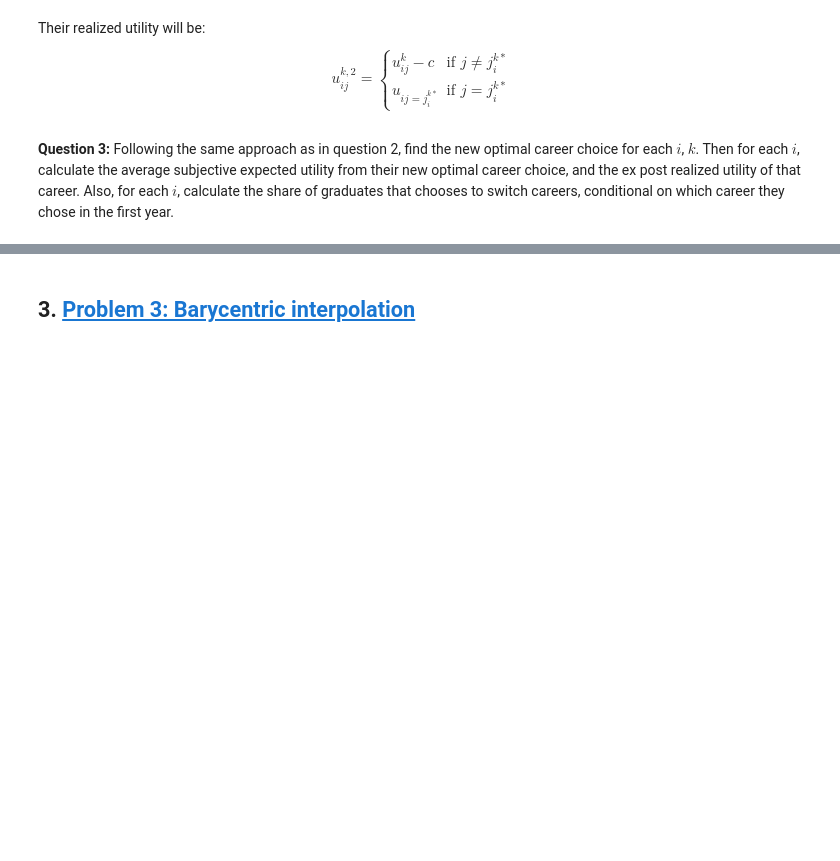
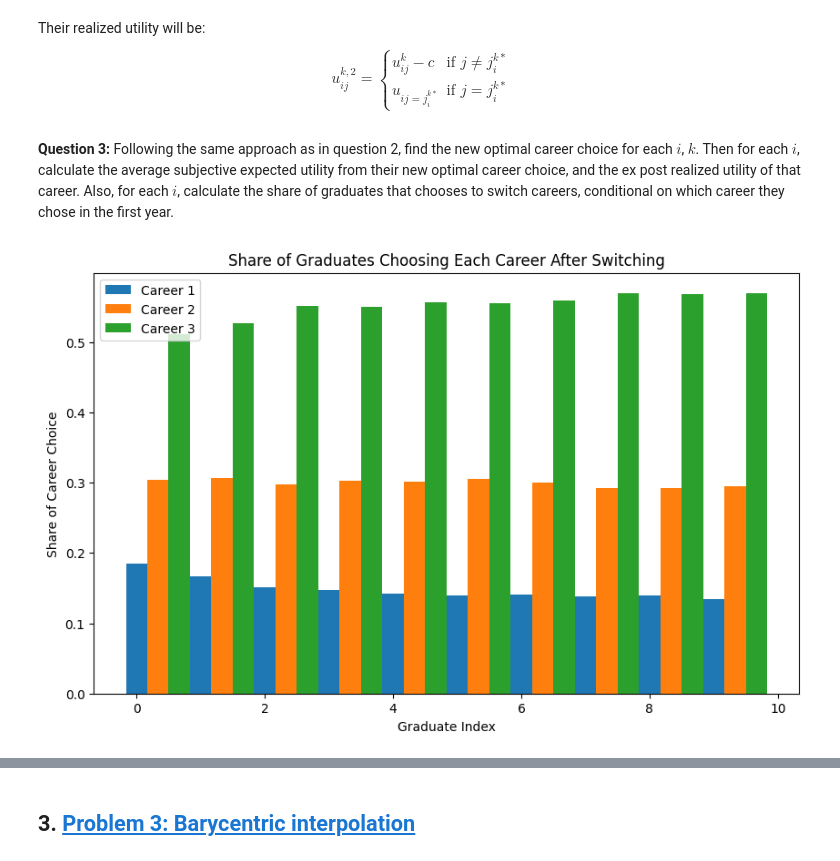
Before and after one commit to NumEconCopenhagen/projects-2024-tbm527, a Jupyter notebook: examproject/exam_2024.ipynb, the cells around one changed output, grey strips where cells are left out. Cells and saved outputs as stored; diff of their text form; code cells hidden in the pictures; blank space fills up the shorter version.

```diff
--- a/examproject/exam_2024.ipynb
+++ b/examproject/exam_2024.ipynb
@@ -234,0 +303,80 @@ $$
+# %%
+# I create arrays to store results for the second year
+new_chosen_careers = np.zeros((par.N, par.K), dtype=int)
+new_prior_expected_utilities = np.zeros((par.N, par.K))
+new_realized_utilities = np.zeros((par.N, par.K))
+switch_decision = np.zeros((par.N, par.K), dtype=int)
+
+# I simulate K times
+for k in range(par.K):
+    for i in range(par.N):
+        Fi = par.F[i]
+        priors = np.zeros(par.J)
+        for j in range(par.J):
+            friends_noise = np.random.normal(0, par.sigma, Fi)
+            priors[j] = par.v[j] + np.mean(friends_noise)
+        own_noise = np.random.normal(0, par.sigma, par.J)
+        expected_utilities_with_own_noise = priors + own_noise
+        chosen_career = np.argmax(expected_utilities_with_own_noise)
+
+        chosen_careers[i, k] = chosen_career
+        prior_expected_utilities[i, k] = priors[chosen_career]
+        realized_utilities[i, k] = par.v[chosen_career] + own_noise[chosen_career]
+
+        # Evaluate switching options
+        new_priors = np.copy(priors)
+        for j in range(par.J):
+            if j != chosen_career:
+                new_priors[j] -= par.c
+
+        new_own_noise = np.random.normal(0, par.sigma, par.J)
+        new_expected_utilities_with_own_noise = new_priors + new_own_noise
+        new_chosen_career = np.argmax(new_expected_utilities_with_own_noise)
+
+        new_chosen_careers[i, k] = new_chosen_career
+        new_prior_expected_utilities[i, k] = new_priors[new_chosen_career]
+        new_realized_utilities[i, k] = (par.v[new_chosen_career] + new_own_noise[new_chosen_career]
+                                        if new_chosen_career != chosen_career
+                                        else realized_utilities[i, k])
+        switch_decision[i, k] = int(new_chosen_career != chosen_career)
+
+# Source: Again, I have used ChatGPT to help with the simulation
+
+# I calculate the averages
+new_career_shares = np.mean(new_chosen_careers == np.arange(par.J)[:, None, None], axis=2).T
+avg_new_prior_expected_utilities = np.mean(new_prior_expected_utilities, axis=1)
+avg_new_realized_utilities = np.mean(new_realized_utilities, axis=1)
+switch_shares = np.mean(switch_decision, axis=1)
+
+# I plot the results
+plt.figure(figsize=(10, 6))
+for j in range(par.J):
+    plt.bar(np.arange(par.N) + j/par.J, new_career_shares[:, j], width=1/par.J, label=f'Career {j+1}')
+plt.xlabel('Graduate Index')
+plt.ylabel('Share of Career Choice')
+plt.title('Share of Graduates Choosing Each Career After Switching')
+plt.legend()
+plt.show()
+
+plt.figure(figsize=(10, 6))
+plt.bar(np.arange(par.N), avg_new_prior_expected_utilities)
+plt.xlabel('Graduate Index')
+plt.ylabel('Average New Prior Expected Utility')
+plt.title('Average New Prior Expected Utility for Chosen Careers After Switching')
+plt.show()
+
+plt.figure(figsize=(10, 6))
+plt.bar(np.arange(par.N), avg_new_realized_utilities)
+plt.xlabel('Graduate Index')
+plt.ylabel('Average New Realized Utility')
+plt.title('Average New Realized Utility for Chosen Careers After Switching')
+plt.show()
+
+plt.figure(figsize=(10, 6))
+plt.bar(np.arange(par.N), switch_shares)
+plt.xlabel('Graduate Index')
+plt.ylabel('Share of Graduates Switching Careers')
+plt.title('Share of Graduates Switching Careers After the First Year')
+plt.show()
+# %% [output]
+[figure, added]
```
Also changed, not shown: parts of 21 cells of this notebook, 1 other file.
